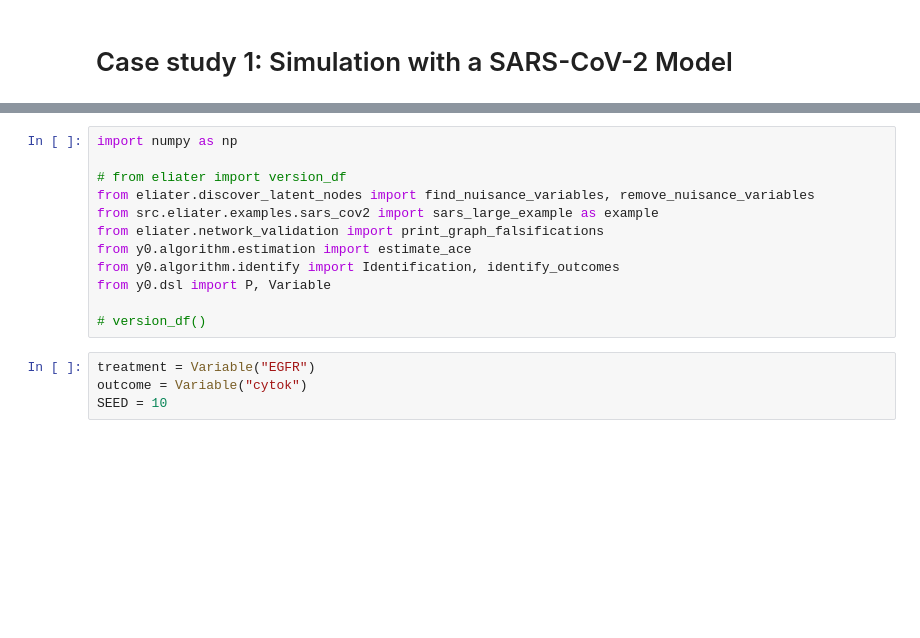
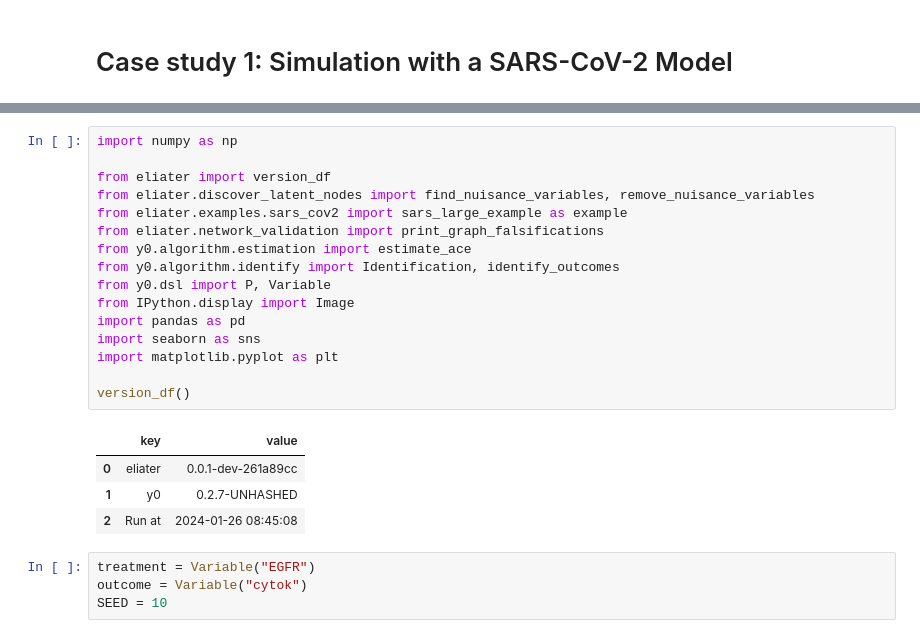
Before and after one commit to y0-causal-inference/eliater, a Jupyter notebook: notebooks/Case_study1_The_Sars_cov2_model.ipynb, the cells around one changed output, grey strips where cells are left out. Saved outputs shown, nothing was run; the diff lists cells and outputs as text; blank space fills up the shorter version.

Commit message:
Reran notebooks and cleaned up imports

```diff
--- a/notebooks/Case_study1_The_Sars_cov2_model.ipynb
+++ b/notebooks/Case_study1_The_Sars_cov2_model.ipynb
@@ -23,15 +3,24 @@ Note: you may need to restart the kernel to use updated packages.
 # %%
 import numpy as np
 
-# from eliater import version_df
+from eliater import version_df
 from eliater.discover_latent_nodes import find_nuisance_variables, remove_nuisance_variables
-from src.eliater.examples.sars_cov2 import sars_large_example as example
+from eliater.examples.sars_cov2 import sars_large_example as example
 from eliater.network_validation import print_graph_falsifications
 from y0.algorithm.estimation import estimate_ace
 from y0.algorithm.identify import Identification, identify_outcomes
 from y0.dsl import P, Variable
+from IPython.display import Image
+import pandas as pd
+import seaborn as sns
+import matplotlib.pyplot as plt
 
-# version_df()
+version_df()
+# %% [output]
+|  | key | value |
+| 0 | eliater | 0.0.1-dev-261a89cc |
+| 1 | y0 | 0.2.7-UNHASHED |
+| 2 | Run at | 2024-01-26 08:45:08 |
 # %%
 treatment = Variable("EGFR")
 outcome = Variable("cytok")
```
Also changed, not shown: parts of 8 cells of this notebook, 3 other files.
